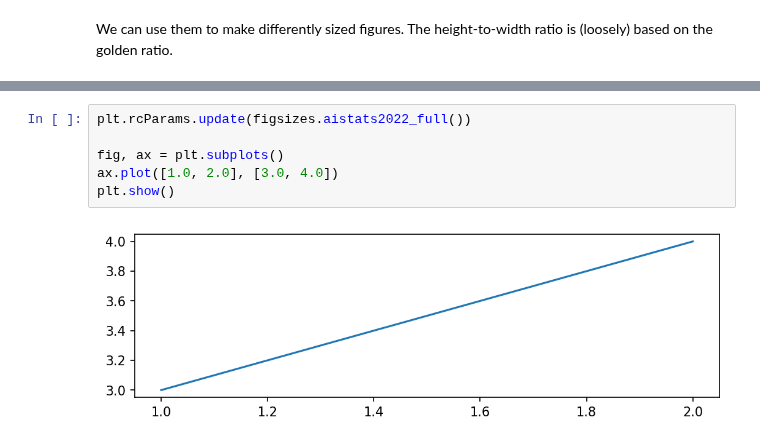
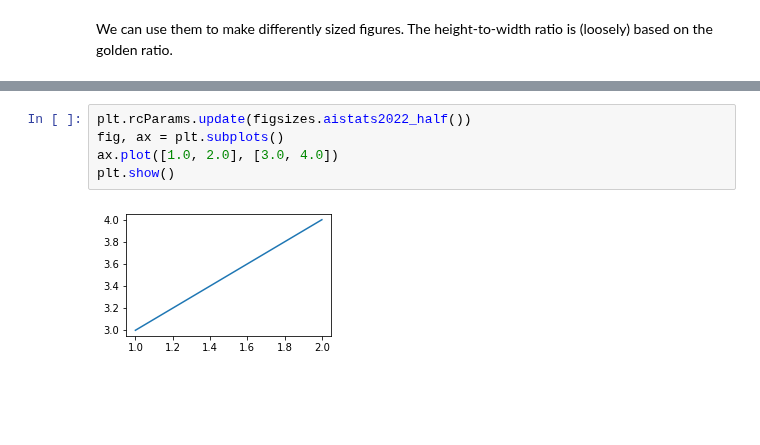
Before and after one commit to pnkraemer/tueplots, a Jupyter notebook: docs/source/example_notebooks/figsizes.ipynb, the cells around one changed output, grey strips where cells are left out. Drawn from its saved outputs; the diff is of its cells as text; blank space fills up the shorter version.

```diff
--- a/docs/source/example_notebooks/figsizes.ipynb
+++ b/docs/source/example_notebooks/figsizes.ipynb
@@ -44,8 +64,7 @@ plt.show()
-# %%
-plt.rcParams.update(figsizes.aistats2022_full())
-
-fig, ax = plt.subplots()
-ax.plot([1.0, 2.0], [3.0, 4.0])
-plt.show()
-# %% [output]
-[figure, removed]
+# %%
+plt.rcParams.update(figsizes.aistats2022_half())
+fig, ax = plt.subplots()
+ax.plot([1.0, 2.0], [3.0, 4.0])
+plt.show()
+# %% [output]
+[figure, added]
```
Also changed, not shown: parts of 14 cells of this notebook.
